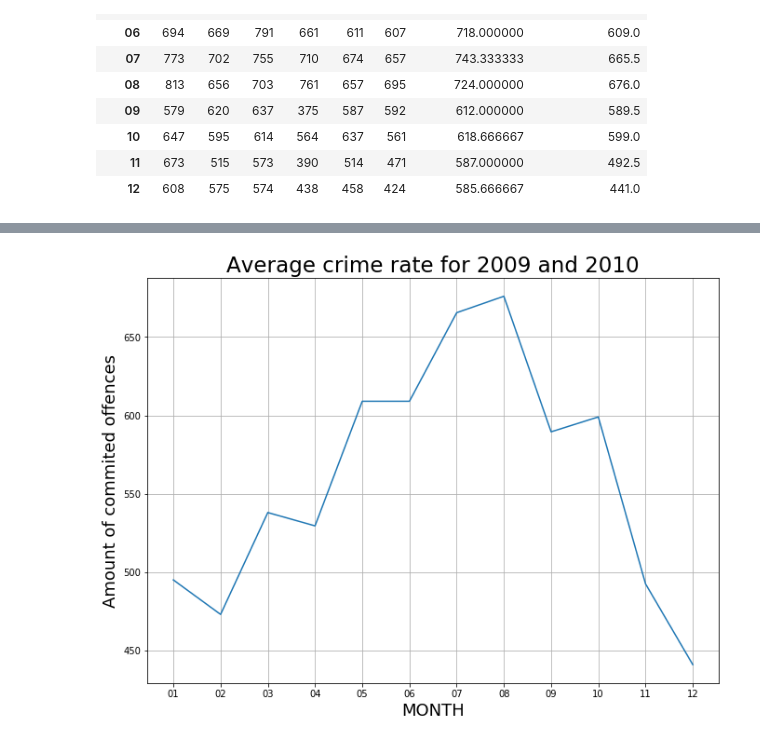
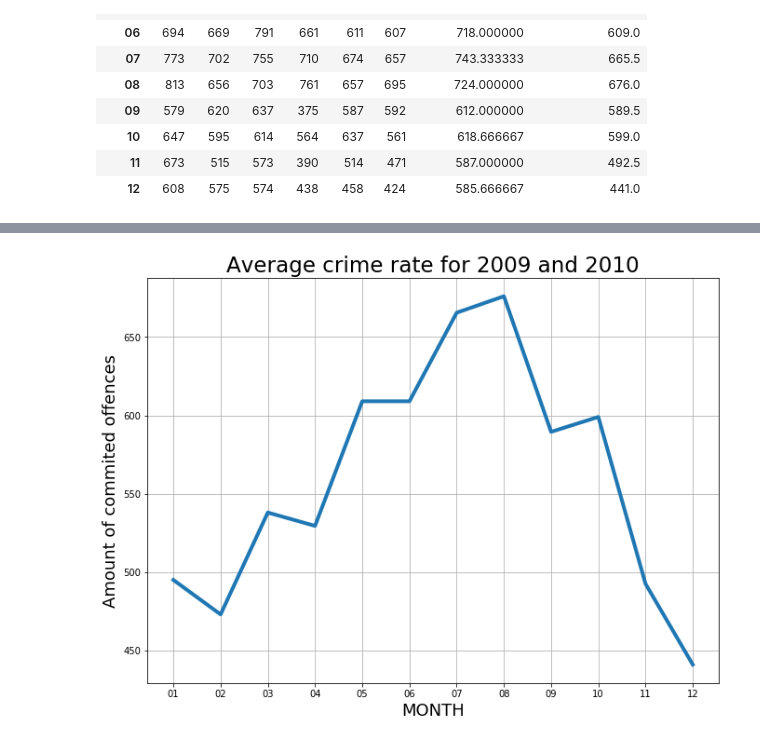
Before and after one commit to olegmrnv/crime_correlations, a Jupyter notebook: notebooks/data_analysis_TX.ipynb, the cells around one changed output, grey strips where cells are left out. Drawn from its saved outputs; the diff is of its cells as text; code cells hidden in the pictures.

```diff
--- a/notebooks/data_analysis_TX.ipynb
+++ b/notebooks/data_analysis_TX.ipynb
@@ -89,15 +89,15 @@ plt.savefig ("../data/cleaned_data/galveston_ave_crime_2005_2007.png")
 # %%
 # plotting average crime rate after hurricane
 
 plt.figure(figsize=(11,8))
-plt.plot(monthly_offenses_df["mean_2009-2010"])
+plt.plot(monthly_offenses_df["mean_2009-2010"], lw=4)
 plt.xlabel ("MONTH", fontsize=18)
 plt.ylabel ("Amount of commited offences", fontsize=18)
 plt.title ("Average crime rate for 2009 and 2010",  fontsize=23)
 plt.grid()
 plt.savefig ("../data/cleaned_data/galveston_ave_crime_2009_2010.png")
 # %% [output]
-[figure, old version]
+[figure, new version]
 # %%
 # plotting crime rate during hurricane Ike - 1-15 september of 2008
 
```
Also changed, not shown: parts of 3 cells of this notebook, 9 other files.
